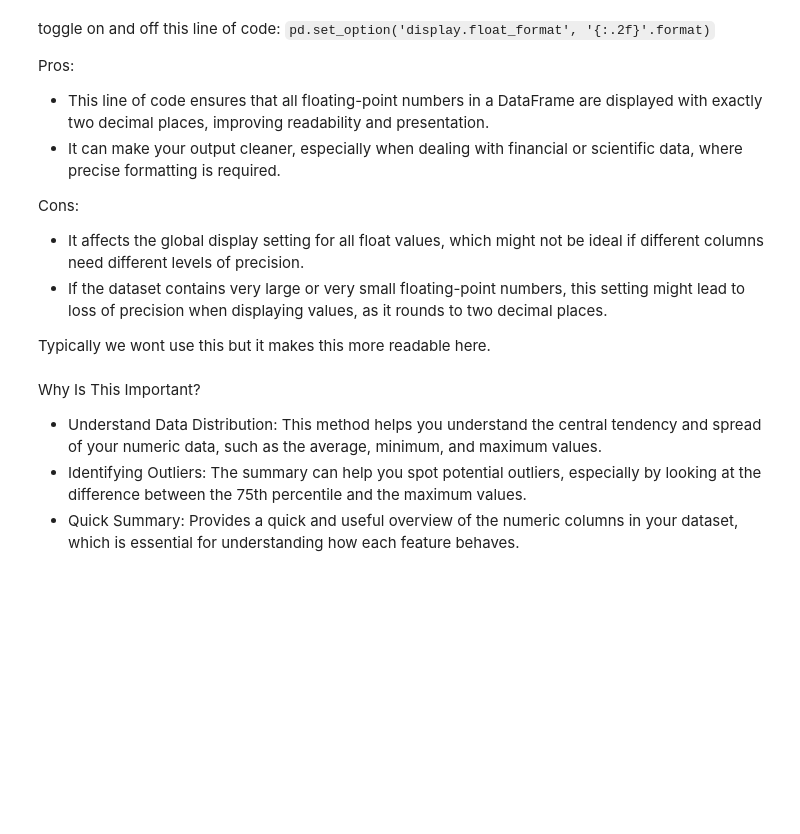
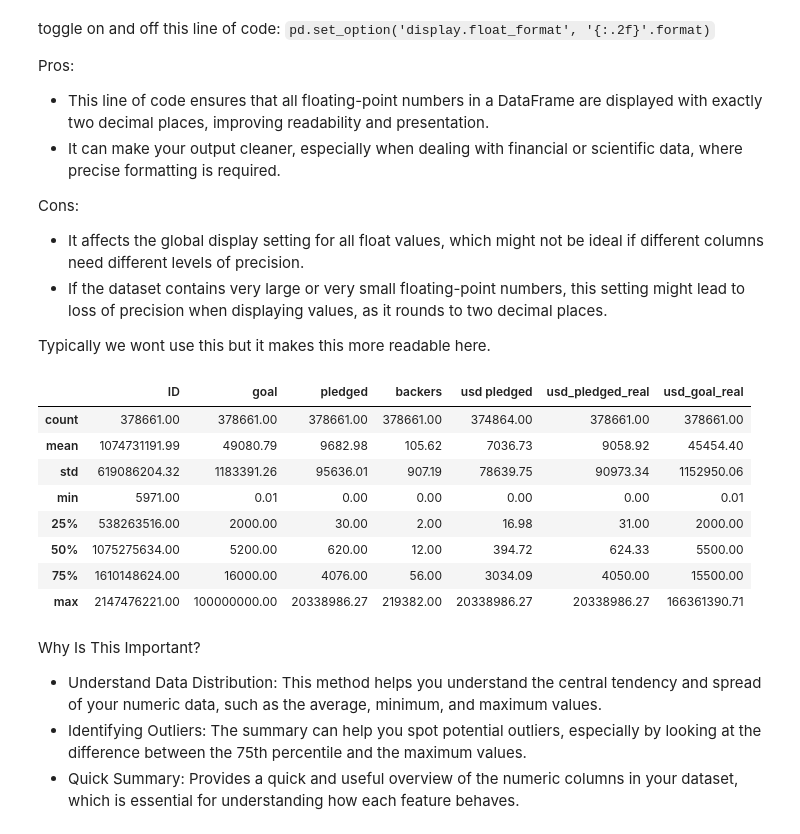
Before and after one commit to Julia-Heffner/data_m2, a Jupyter notebook: week_1_student.ipynb, the cells around one changed output. Drawn from its saved outputs; the diff is of its cells as text; code cells hidden in the pictures; blank space fills up the shorter version.

```diff
--- a/week_1_student.ipynb
+++ b/week_1_student.ipynb
@@ -368,10 +357,21 @@ Cons:
 
 Typically we wont use this but it makes this more readable here.
 # %%
-# pd.set_option('display.float_format', '{:.2f}'.format)
+pd.set_option('display.float_format', '{:.2f}'.format)
 
 
 #code here
+kick_starter.describe()
+# %% [output]
+|  | ID | goal | pledged | backers | usd pledged | usd_pledged_real | usd_goal_real |
+| count | 378661.00 | 378661.00 | 378661.00 | 378661.00 | 374864.00 | 378661.00 | 378661.00 |
+| mean | 1074731191.99 | 49080.79 | 9682.98 | 105.62 | 7036.73 | 9058.92 | 45454.40 |
+| std | 619086204.32 | 1183391.26 | 95636.01 | 907.19 | 78639.75 | 90973.34 | 1152950.06 |
+| min | 5971.00 | 0.01 | 0.00 | 0.00 | 0.00 | 0.00 | 0.01 |
+| 25% | 538263516.00 | 2000.00 | 30.00 | 2.00 | 16.98 | 31.00 | 2000.00 |
+| 50% | 1075275634.00 | 5200.00 | 620.00 | 12.00 | 394.72 | 624.33 | 5500.00 |
+| 75% | 1610148624.00 | 16000.00 | 4076.00 | 56.00 | 3034.09 | 4050.00 | 15500.00 |
+| max | 2147476221.00 | 100000000.00 | 20338986.27 | 219382.00 | 20338986.27 | 20338986.27 | 166361390.71 |
 # %% [markdown]
 Why Is This Important?
 - Understand Data Distribution: This method helps you understand the central tendency and spread of your numeric data, such as the average, minimum, and maximum values.
```
Also changed, not shown: parts of 2 cells of this notebook.
